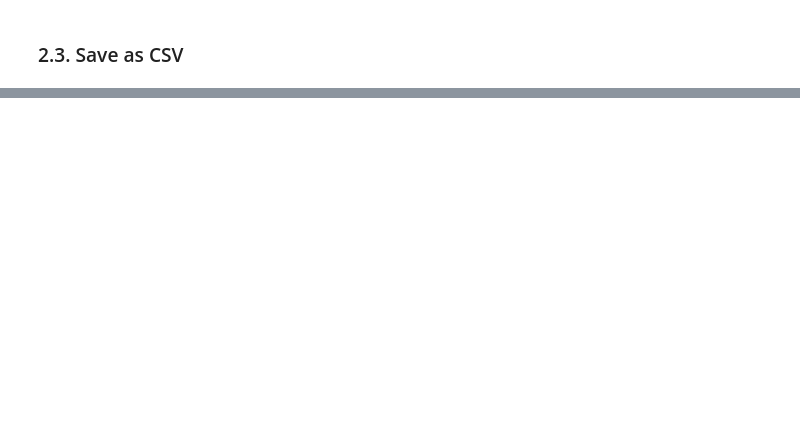
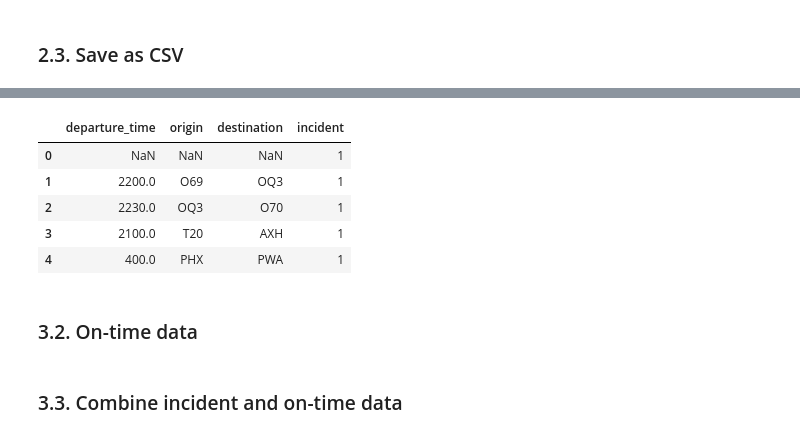
Before and after one commit to 4GeeksAcademy/maps-aviation_final_project, a Jupyter notebook: src/data_acquisition.ipynb, the cells around one changed output, grey strips where cells are left out. Drawn from its saved outputs; the diff is of its cells as text; code cells hidden in the pictures; blank space fills up the shorter version.

Commit message:
Added feature extraction from incidents and on-time data and combined.

```diff
--- a/src/data_acquisition.ipynb
+++ b/src/data_acquisition.ipynb
@@ -22,8 +22,8 @@ table=data_funcs.parse_mdb(file)
 # %% [markdown]
 ### 1.3. Check CSV contents
 # %%
-aircraft_df=pd.read_csv('../data/raw/aircraft.csv',low_memory=False)
-aircraft_df.head()
+incidents_df=pd.read_csv('../data/raw/aircraft.csv',low_memory=False)
+incidents_df.head()
 # %% [output]
 |  | Aircraft_Key | cert_max_gr_wt | fc_seats | cc_seats | pax_seats | total_seats | num_eng | date_last_insp | ... |
 | 0 | 1 | NaN | NaN | NaN | NaN | NaN | NaN | NaN | ... |
@@ -75,7 +75,3 @@ data_df=data_funcs.read_asc_datafiles(n_files)
 ../data/raw/ontime.td.202411.asc
 ../data/raw/ontime.td.202410.asc
 ../data/raw/ontime.td.202412.asc
-# %%
-pd.options.display.max_columns = None
-pd.options.display.max_rows = None
-data_df.head(20).transpose()
@@ -163,0 +106,3 @@ memory usage: 87.1+ MB
+# %%
+pd.set_option('display.max_columns', 200)
+incidents_df.head()
@@ -163,0 +116,23 @@ memory usage: 87.1+ MB
+# %%
+incident_features={
+    'dprt_time': 'departure_time',
+    'dprt_apt_id': 'origin',
+    'dest_apt_id': 'destination'
+}
+
+extracted_incident_df=incidents_df[incident_features.keys()].copy()
+extracted_incident_df=extracted_incident_df.rename(columns=incident_features)
+extracted_incident_df['incident']=[1]*len(extracted_incident_df)
+
+extracted_incident_df.to_csv('../data/interim/extracted_incident_data.csv', index=False)
+
+extracted_incident_df.head()
+# %% [output]
+|  | departure_time | origin | destination | incident |
+| 0 | NaN | NaN | NaN | 1 |
+| 1 | 2200.0 | O69 | OQ3 | 1 |
+| 2 | 2230.0 | OQ3 | O70 | 1 |
+| 3 | 2100.0 | T20 | AXH | 1 |
+| 4 | 400.0 | PHX | PWA | 1 |
+# %% [markdown]
+### 3.2. On-time data
@@ -163,0 +156,2 @@ memory usage: 87.1+ MB
+# %% [markdown]
+### 3.3. Combine incident and on-time data
```
Also changed, not shown: parts of 13 cells of this notebook.
